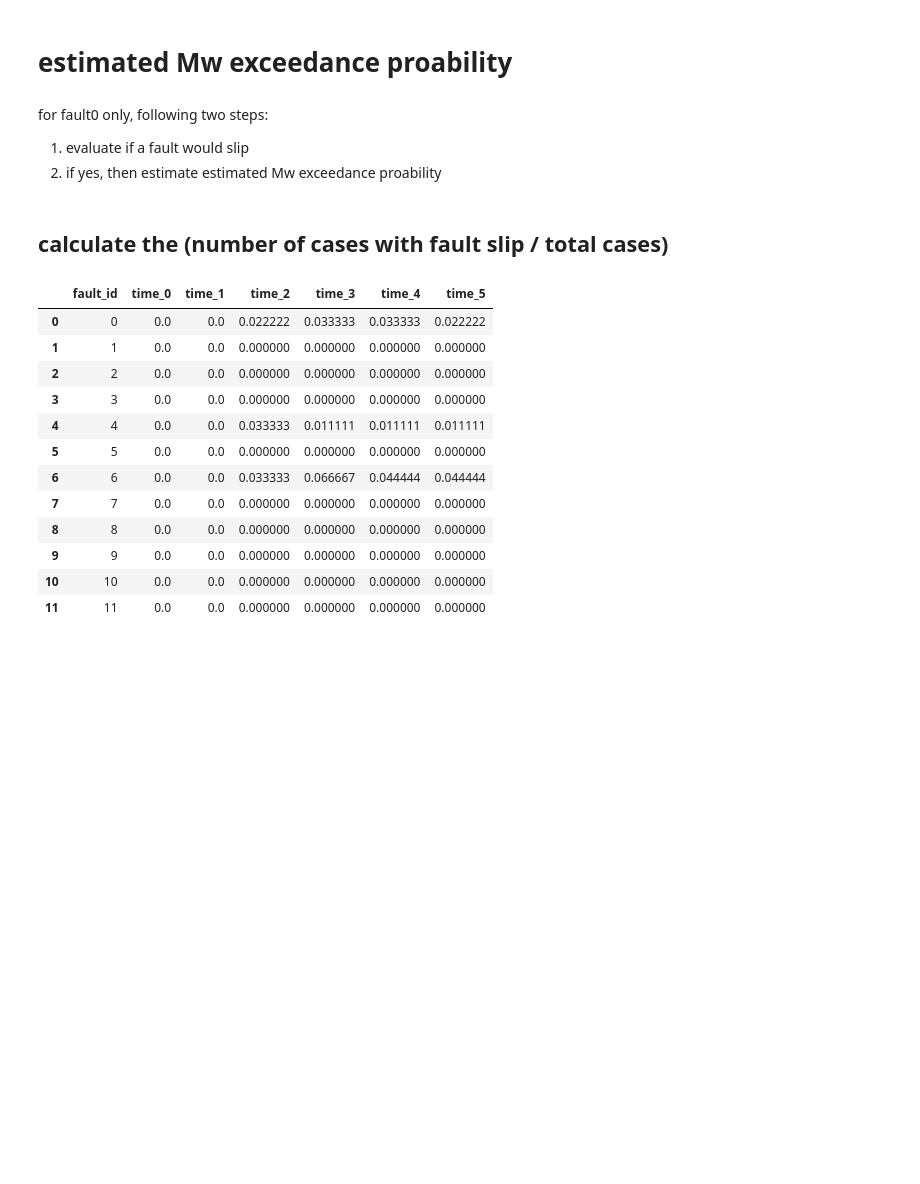
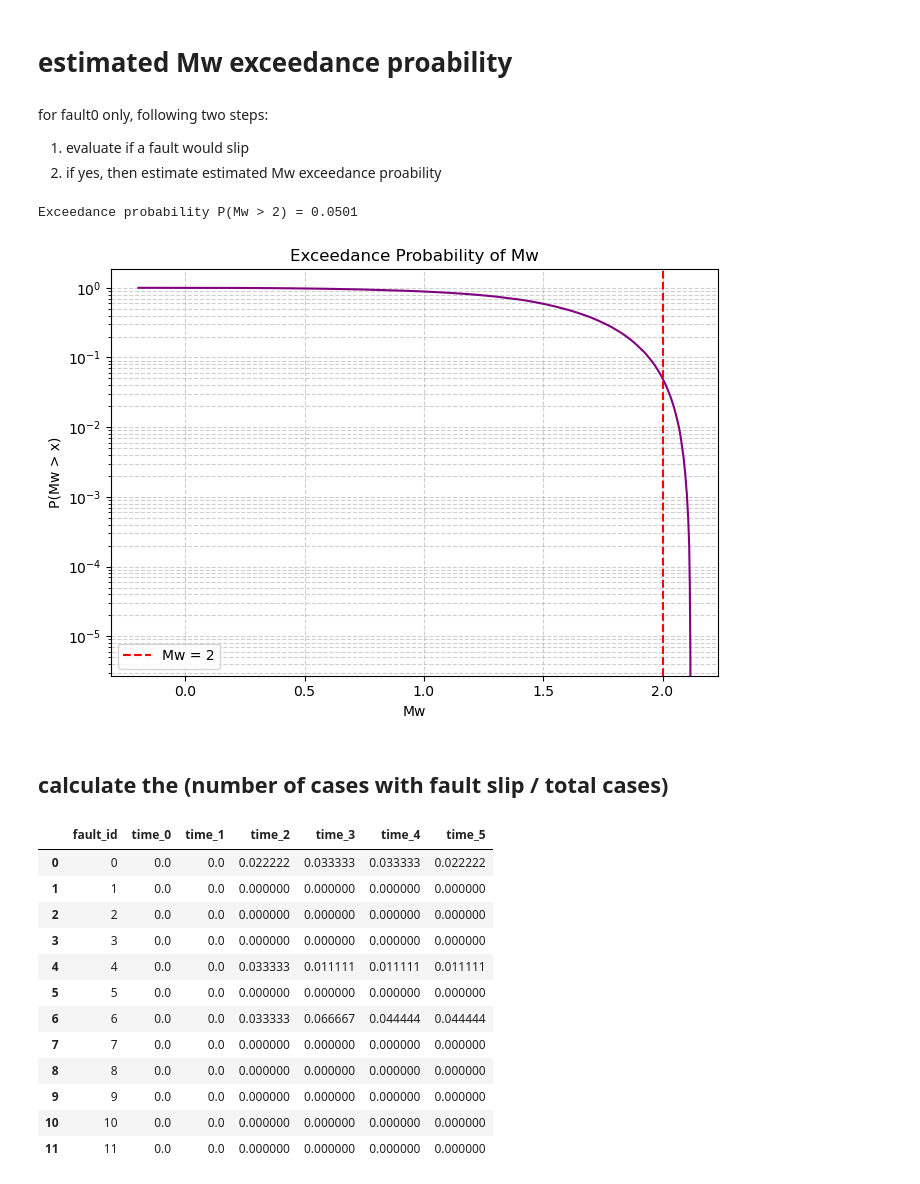
Before and after one commit to JihuiDing/postCMGsim, a Jupyter notebook: nb3-2_FSA_stress_based.ipynb, the cells around one changed output. Cells and saved outputs as stored; diff of their text form; code cells hidden in the pictures; blank space fills up the shorter version.

```diff
--- a/nb3-2_FSA_stress_based.ipynb
+++ b/nb3-2_FSA_stress_based.ipynb
@@ -229,6 +229,58 @@ header_string = ','.join(column_headers)
 np.savetxt(base_path/'data'/f'{name_prefix}_Mw_exceedance_fault0.csv',Mw_exceedance,delimiter=',',fmt='%.4f',header=header_string,comments='')
 
 # print(Mw_exceedance)
+# %%
+import numpy as np
+import matplotlib.pyplot as plt
+from scipy.stats import gaussian_kde
+
+# Simulation parameters
+n_samples = 200_000
+tau_drop = 30
+fault_area = 16_985_344.51
+
+# Random samples
+a = np.random.uniform(tau_drop * 0.1, tau_drop * 0.9, n_samples)
+b = np.random.uniform(fault_area * 0.02, fault_area, n_samples)
+
+# Define transformation
+Mw = (np.log10(a * b ** 1.5) - 9.1) * 2 / 3
+
+# Kernel density for smooth PDF estimate
+kde = gaussian_kde(Mw)
+Mw_grid = np.linspace(Mw.min(), Mw.max(), 1000)
+pdf = kde(Mw_grid)
+
+# Empirical CDF
+Mw_sorted = np.sort(Mw)
+cdf = np.arange(1, len(Mw_sorted) + 1) / len(Mw_sorted)
+
+# Exceedance probability = 1 - CDF
+exceedance_prob = 1 - cdf
+
+# Find exceedance probability for Mw = 2
+Mw_target = 2
+prob_exceed_Mw2 = np.mean(Mw > Mw_target)
+print(f"Exceedance probability P(Mw > {Mw_target}) = {prob_exceed_Mw2:.4f}")
+
+# Plot exceedance probability
+plt.figure(figsize=(7, 5))
+plt.plot(Mw_sorted, exceedance_prob, color='purple')
+plt.title('Exceedance Probability of Mw')
+plt.xlabel('Mw')
+plt.ylabel('P(Mw > x)')
+plt.yscale('log')  # Often exceedance probability is shown on a log scale
+plt.grid(True, which="both", linestyle="--", alpha=0.6)
+
+# Mark Mw=2
+plt.axvline(Mw_target, color='red', linestyle='--', label=f'Mw = {Mw_target}')
+plt.legend()
+
+plt.tight_layout()
+plt.show()
+# %% [output]
+Exceedance probability P(Mw > 2) = 0.0501
+[figure, added]
 # %% [markdown]
 ## calculate the (number of cases with fault slip / total cases)
 # %%
```
Also changed, not shown: parts of 4 cells of this notebook.
